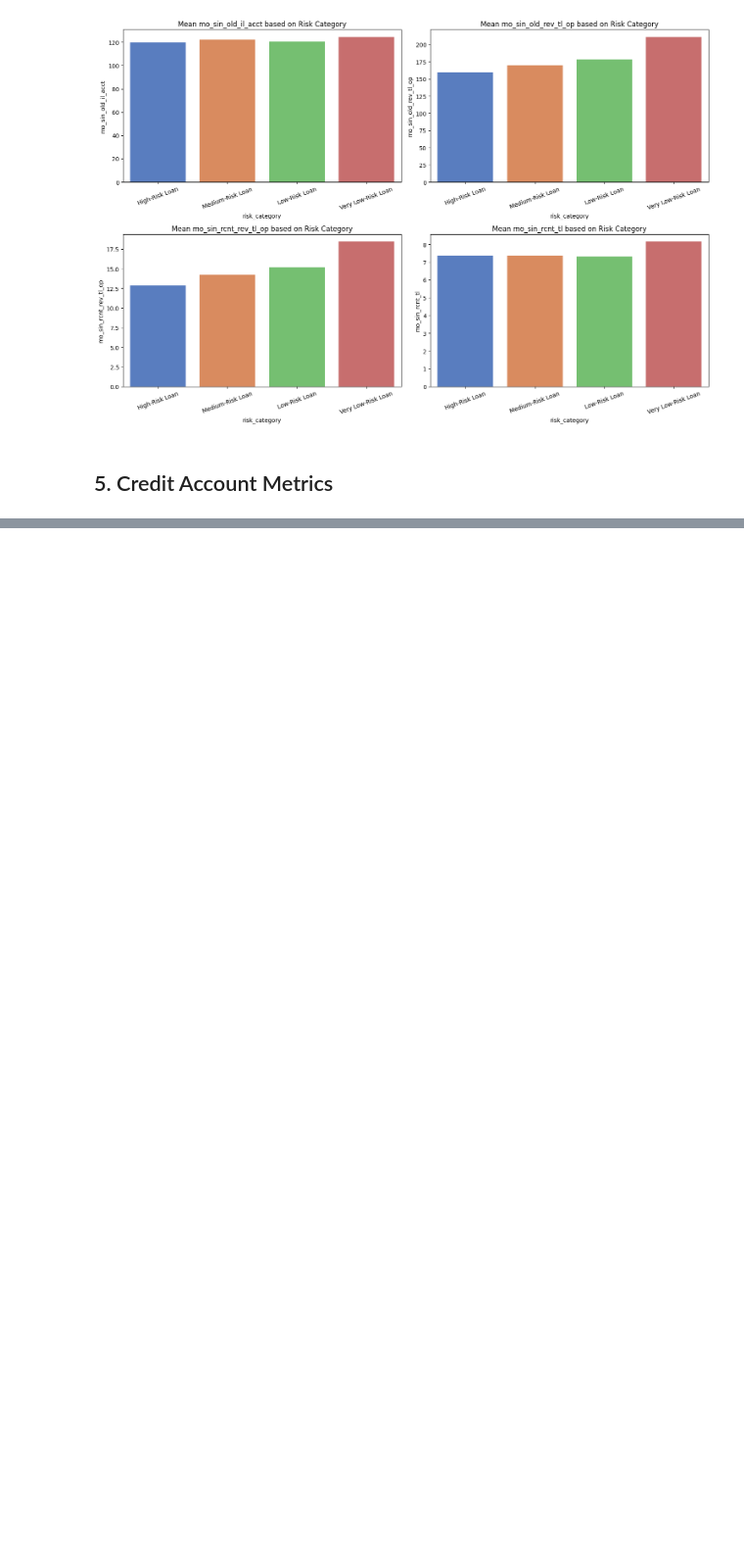
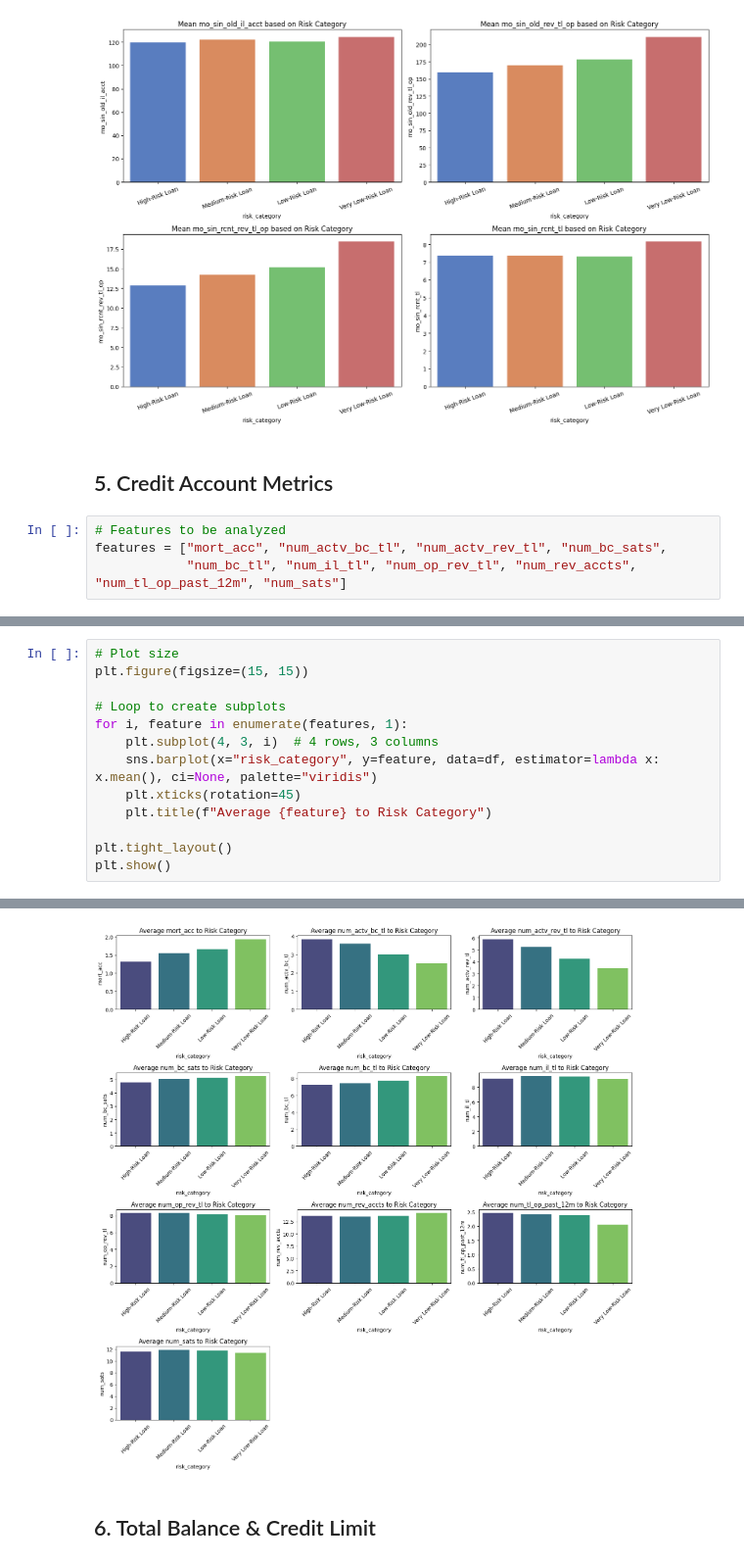
Before and after one commit to hidayah24/data-analyst-portfolio, a Jupyter notebook: Project-2-Credit-Risk-Analysis-and-Optimization-of-Lending-Decisions/Credit-Risk-Analysis.ipynb, the cells around one changed output, grey strips where cells are left out. Shown at 98% size. Drawn from its saved outputs; the diff is of its cells as text; blank space fills up the shorter version.

Commit message:
Visaulization credit account metrics

```diff
--- a/Project-2-Credit-Risk-Analysis-and-Optimization-of-Lending-Decisions/Credit-Risk-Analysis.ipynb
+++ b/Project-2-Credit-Risk-Analysis-and-Optimization-of-Lending-Decisions/Credit-Risk-Analysis.ipynb
@@ -821,3 +821,7 @@ Passing `palette` without assigning `hue` is deprecated and will be removed in v
 [figure]
 # %% [markdown]
 ## 5. Credit Account Metrics
+# %%
+# Features to be analyzed
+features = ["mort_acc", "num_actv_bc_tl", "num_actv_rev_tl", "num_bc_sats",
+            "num_bc_tl", "num_il_tl", "num_op_rev_tl", "num_rev_accts", "num_tl_op_past_12m", "num_sats"]
@@ -823,0 +840,14 @@ Passing `palette` without assigning `hue` is deprecated and will be removed in v
+# %%
+# Plot size
+plt.figure(figsize=(15, 15))
+
+# Loop to create subplots
+for i, feature in enumerate(features, 1):
+    plt.subplot(4, 3, i)  # 4 rows, 3 columns
+    sns.barplot(x="risk_category", y=feature, data=df, estimator=lambda x: x.mean(), ci=None, palette="viridis")
+    plt.xticks(rotation=45)
+    plt.title(f"Average {feature} to Risk Category")
+
+plt.tight_layout()
+plt.show()
+# %% [output]
@@ -823,0 +871,3 @@ Passing `palette` without assigning `hue` is deprecated and will be removed in v
+[figure, added]
+# %% [markdown]
+## 6. Total Balance & Credit Limit
```
Also changed, not shown: parts of 2 cells of this notebook.
